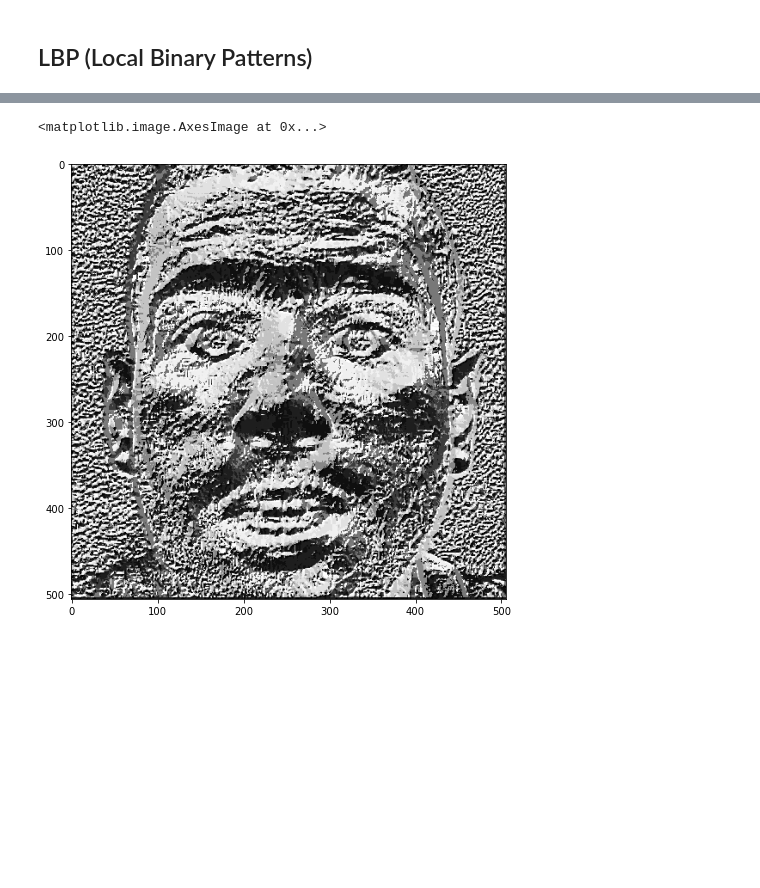
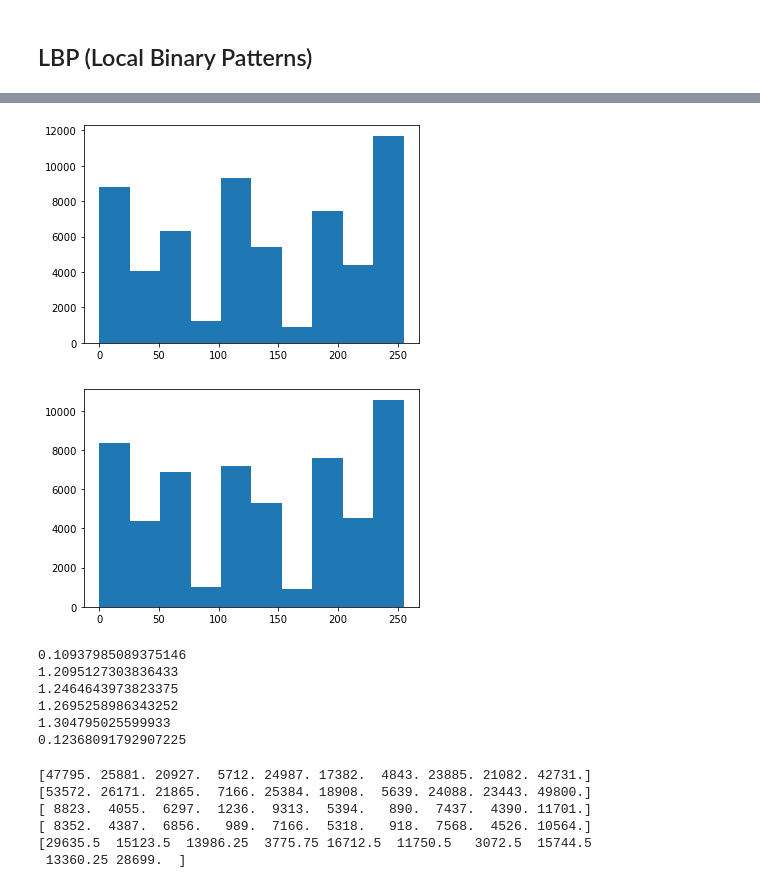
Before and after one commit to LoayMoh99/My_Social_Eye, a Jupyter notebook: face_tracking_test.ipynb, the cells around one changed output, grey strips where cells are left out. Saved outputs shown, nothing was run; the diff lists cells and outputs as text; code cells hidden in the pictures; blank space fills up the shorter version.

```diff
--- a/face_tracking_test.ipynb
+++ b/face_tracking_test.ipynb
@@ -118,6 +140,51 @@ plt.imshow(lbp1 , cmap="gray")
-# %%
-plt.figure(figsize=(8,8))
-plt.imshow(lbp2 , cmap="gray")
-# %% [output]
-<matplotlib.image.AxesImage at 0x...>
-[figure, removed]
+# %%
+lbp3 , hist3 = preprocess_img(face3)
+# %% [output]
+[figure, added]
+# %%
+lbp4 , hist4 = preprocess_img(face4)
+# %% [output]
+[figure, added]
+# %%
+# find normalized distance between vectors
+d1= np.array(hist1[0])
+d2= np.array(hist2[0])
+d3= np.array(hist3[0])
+d4= np.array(hist4[0])
+
+dist12 = np.linalg.norm(d1-d2)*2 / (np.linalg.norm(d1)+np.linalg.norm(d2))
+print(dist12)
+dist13 = np.linalg.norm(d1-d3)*2 / (np.linalg.norm(d1)+np.linalg.norm(d3))
+print(dist13)
+dist14 = np.linalg.norm(d1-d4)*2 / (np.linalg.norm(d1)+np.linalg.norm(d4))
+print(dist14)
+
+dist23 = np.linalg.norm(d2-d3)*2 / (np.linalg.norm(d2)+np.linalg.norm(d3))
+print(dist23)
+dist24 = np.linalg.norm(d2-d4)*2 / (np.linalg.norm(d2)+np.linalg.norm(d4))
+print(dist24)
+
+dist34 = np.linalg.norm(d3-d4)*2 / (np.linalg.norm(d3)+np.linalg.norm(d4))
+print(dist34)
+# %% [output]
+0.10937985089375146
+1.2095127303836433
+1.2464643973823375
+1.2695258986343252
+1.304795025599933
+0.12368091792907225
+# %%
+dAll = np.array([d1,d2,d3,d4])
+print(d1)
+print(d2)
+print(d3)
+print(d4)
+dAvg = np.mean(dAll, axis=0)
+print(dAvg)
+# %% [output]
+[47795. 25881. 20927.  5712. 24987. 17382.  4843. 23885. 21082. 42731.]
+[53572. 26171. 21865.  7166. 25384. 18908.  5639. 24088. 23443. 49800.]
+[ 8823.  4055.  6297.  1236.  9313.  5394.   890.  7437.  4390. 11701.]
+[ 8352.  4387.  6856.   989.  7166.  5318.   918.  7568.  4526. 10564.]
+[29635.5  15123.5  13986.25  3775.75 16712.5  11750.5   3072.5  15744.5
+ 13360.25 28699.  ]
```
Also changed, not shown: parts of 11 cells of this notebook, 4 other files.
